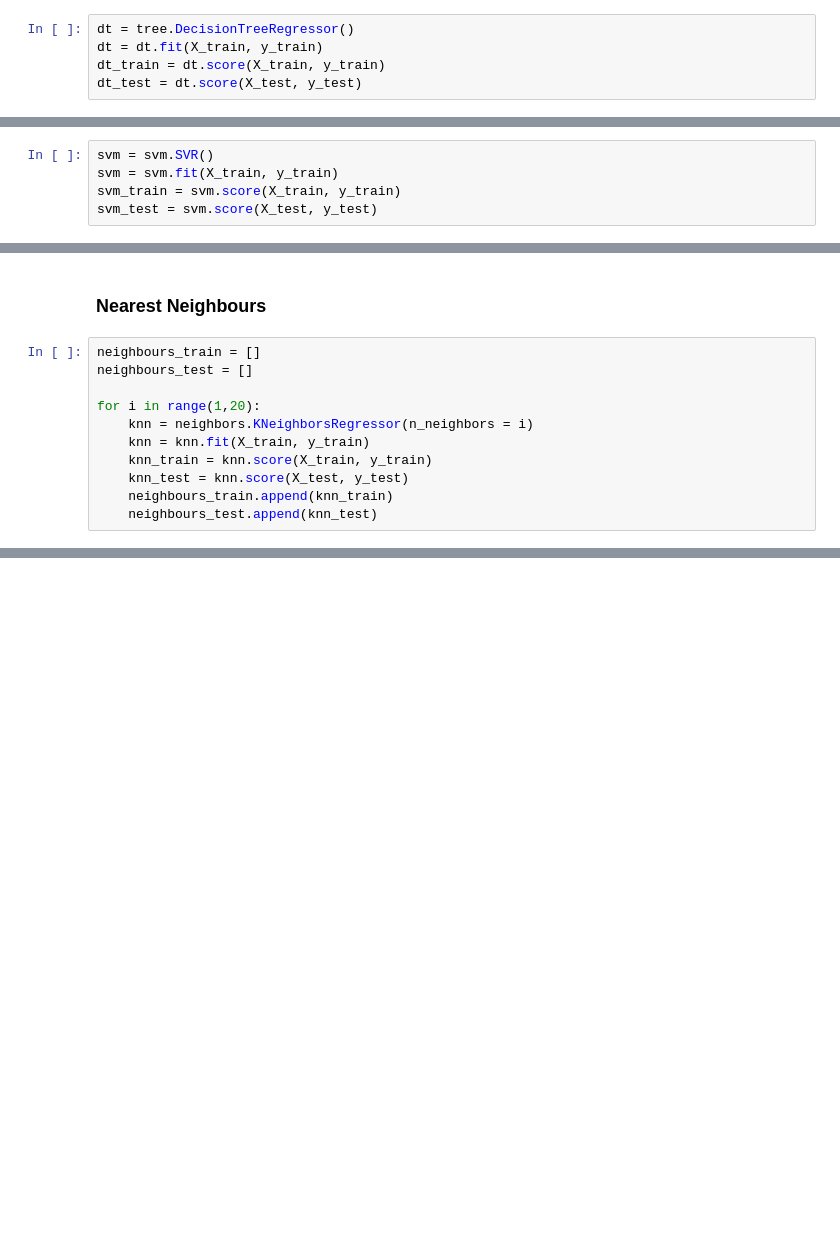
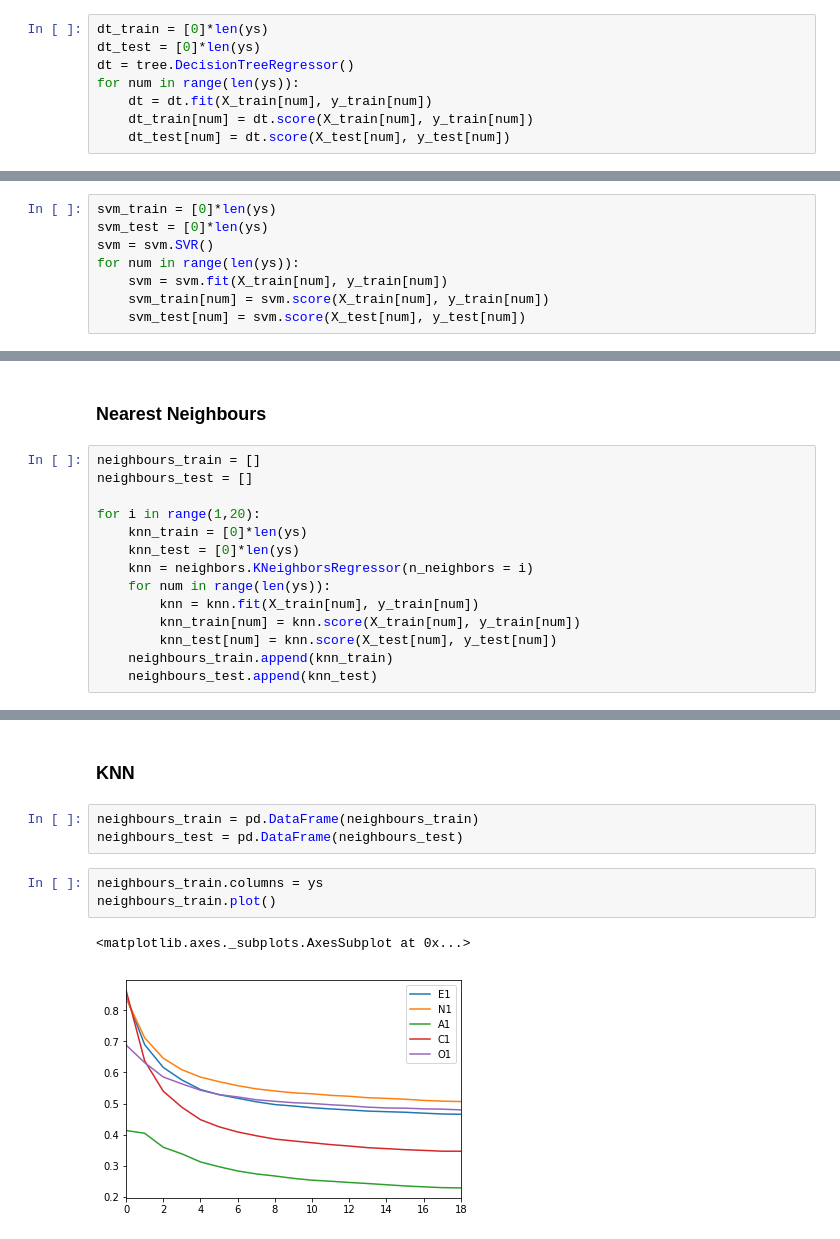
Before and after one commit to rorycochrane/Big5PersonalityModel, a Jupyter notebook: 3_Predicting_Answers_From_Other_Answers.ipynb, the cells around one changed output, grey strips where cells are left out. Drawn from its saved outputs; the diff is of its cells as text; blank space fills up the shorter version.

```diff
--- a/3_Predicting_Answers_From_Other_Answers.ipynb
+++ b/3_Predicting_Answers_From_Other_Answers.ipynb
@@ -32,7 +40,10 @@ X_train, X_test, y_train, y_test = train_test_split(X,y,test_size=0.2)
 # %% [markdown]
 ### Decision Tree
 # %%
+dt_train = [0]*len(ys)
+dt_test = [0]*len(ys)
 dt = tree.DecisionTreeRegressor()
-dt = dt.fit(X_train, y_train)
-dt_train = dt.score(X_train, y_train)
-dt_test = dt.score(X_test, y_test)
+for num in range(len(ys)):
+    dt = dt.fit(X_train[num], y_train[num])
+    dt_train[num] = dt.score(X_train[num], y_train[num])
+    dt_test[num] = dt.score(X_test[num], y_test[num])
@@ -47,10 +50,13 @@ dt_train
 # %% [markdown]
 ### SVM
 # %%
+svm_train = [0]*len(ys)
+svm_test = [0]*len(ys)
 svm = svm.SVR()
-svm = svm.fit(X_train, y_train)
-svm_train = svm.score(X_train, y_train)
-svm_test = svm.score(X_test, y_test)
+for num in range(len(ys)):
+    svm = svm.fit(X_train[num], y_train[num])
+    svm_train[num] = svm.score(X_train[num], y_train[num])
+    svm_test[num] = svm.score(X_test[num], y_test[num])
 # %%
 svm_test
 # %% [output]
@@ -66,9 +80,12 @@ neighbours_train = []
 neighbours_test = []
 
 for i in range(1,20):
+    knn_train = [0]*len(ys)
+    knn_test = [0]*len(ys)
     knn = neighbors.KNeighborsRegressor(n_neighbors = i)
-    knn = knn.fit(X_train, y_train)
-    knn_train = knn.score(X_train, y_train)
-    knn_test = knn.score(X_test, y_test)
+    for num in range(len(ys)):
+        knn = knn.fit(X_train[num], y_train[num])
+        knn_train[num] = knn.score(X_train[num], y_train[num])
+        knn_test[num] = knn.score(X_test[num], y_test[num])
     neighbours_train.append(knn_train)
     neighbours_test.append(knn_test)
@@ -80,0 +114,11 @@ plt.plot(neighbours_test)
+# %% [markdown]
+### KNN
+# %%
+neighbours_train = pd.DataFrame(neighbours_train)
+neighbours_test = pd.DataFrame(neighbours_test)
+# %%
+neighbours_train.columns = ys
+neighbours_train.plot()
+# %% [output]
+<matplotlib.axes._subplots.AxesSubplot at 0x...>
+[figure, added]
```
Also changed, not shown: parts of 14 cells of this notebook.
